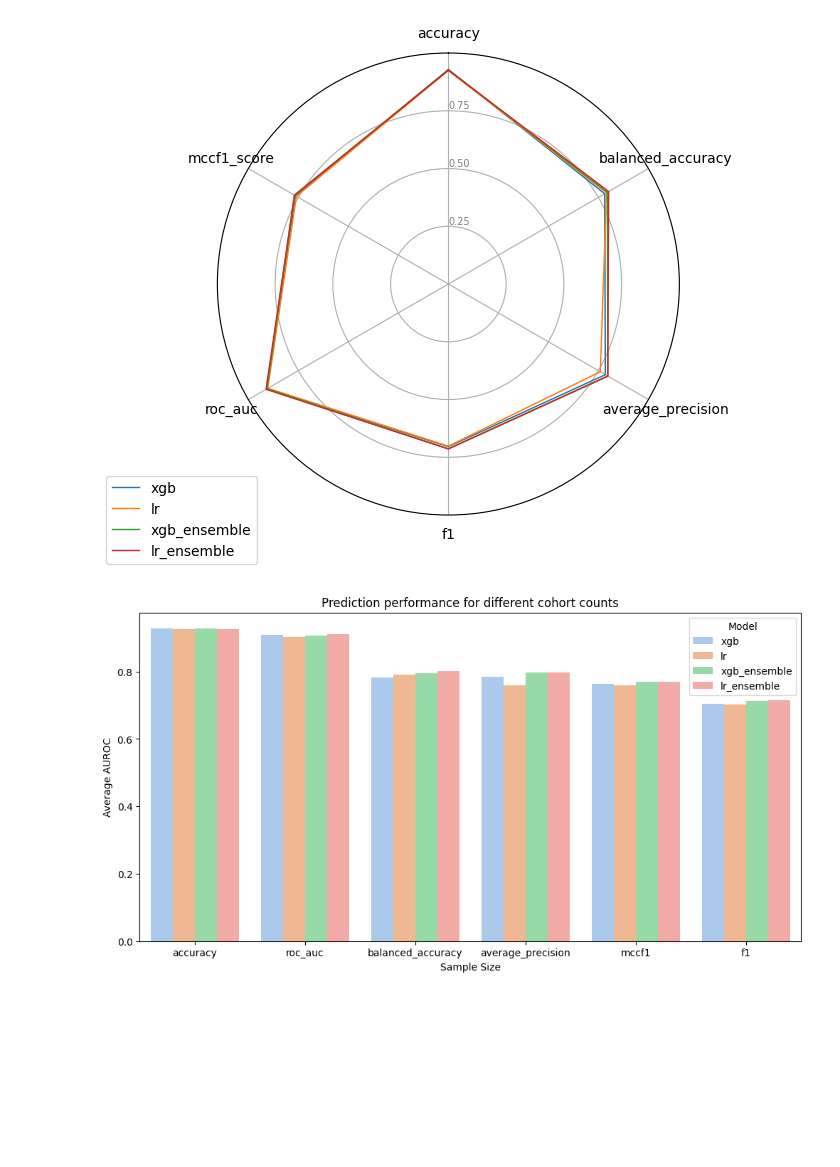
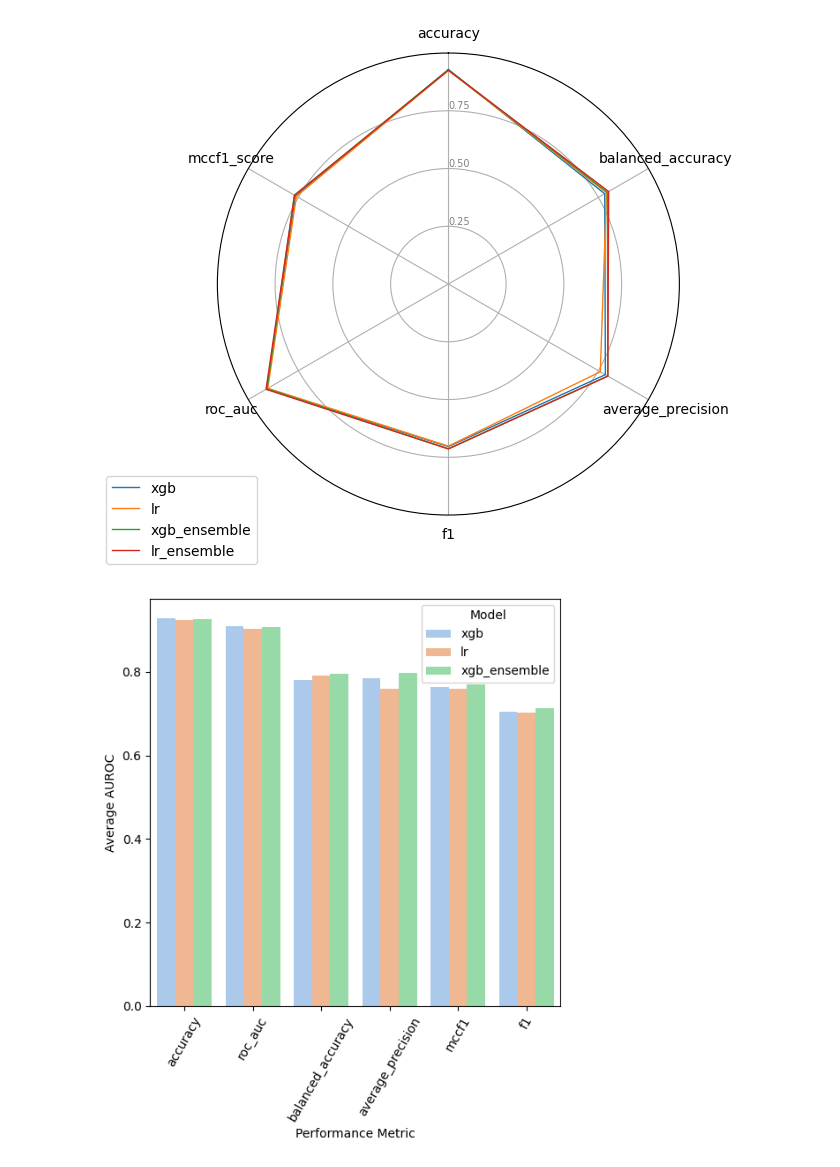
Before and after one commit to ryashpal/mortality, a Jupyter notebook: mortality_prediction/sepsis_icd/05_experiment_performance/03_analyse.ipynb, the cells around one changed output. Drawn from its saved outputs; the diff is of its cells as text; code cells hidden in the pictures; blank space fills up the shorter version.

Commit message:
updated plot

```diff
--- a/mortality_prediction/sepsis_icd/05_experiment_performance/03_analyse.ipynb
+++ b/mortality_prediction/sepsis_icd/05_experiment_performance/03_analyse.ipynb
@@ -163,13 +163,14 @@ linePlotDf = pd.DataFrame(data, columns=['Model', 'Metric', 'Average AUROC Score
 # %%
 import matplotlib.pyplot as plt
 import seaborn as sns
 
 
-plt.figure(figsize=(12,6))
-ax = sns.barplot(data=linePlotDf[linePlotDf.Model.isin(['xgb', 'lr', 'xgb_ensemble', 'lr_ensemble'])], x='Metric', y='Average AUROC Score', hue='Model', palette=sns.color_palette("pastel"))
-ax.set(xlabel='Sample Size')
+plt.figure(figsize=(6,6))
+ax = sns.barplot(data=linePlotDf[linePlotDf.Model.isin(['xgb', 'lr', 'xgb_ensemble'])], x='Metric', y='Average AUROC Score', hue='Model', palette=sns.color_palette("pastel"))
+ax.set(xlabel='Performance Metric')
+ax.tick_params(axis='x', labelrotation=60)
 ax.set(ylabel='Average AUROC')
-ax.set_title('Prediction performance for different cohort counts')
+# ax.set_title('Prediction performance comparison of XGB Ensemble with standalone models')
 plt.show()
 # %% [output]
-[figure, old version]
+[figure, new version]
```
